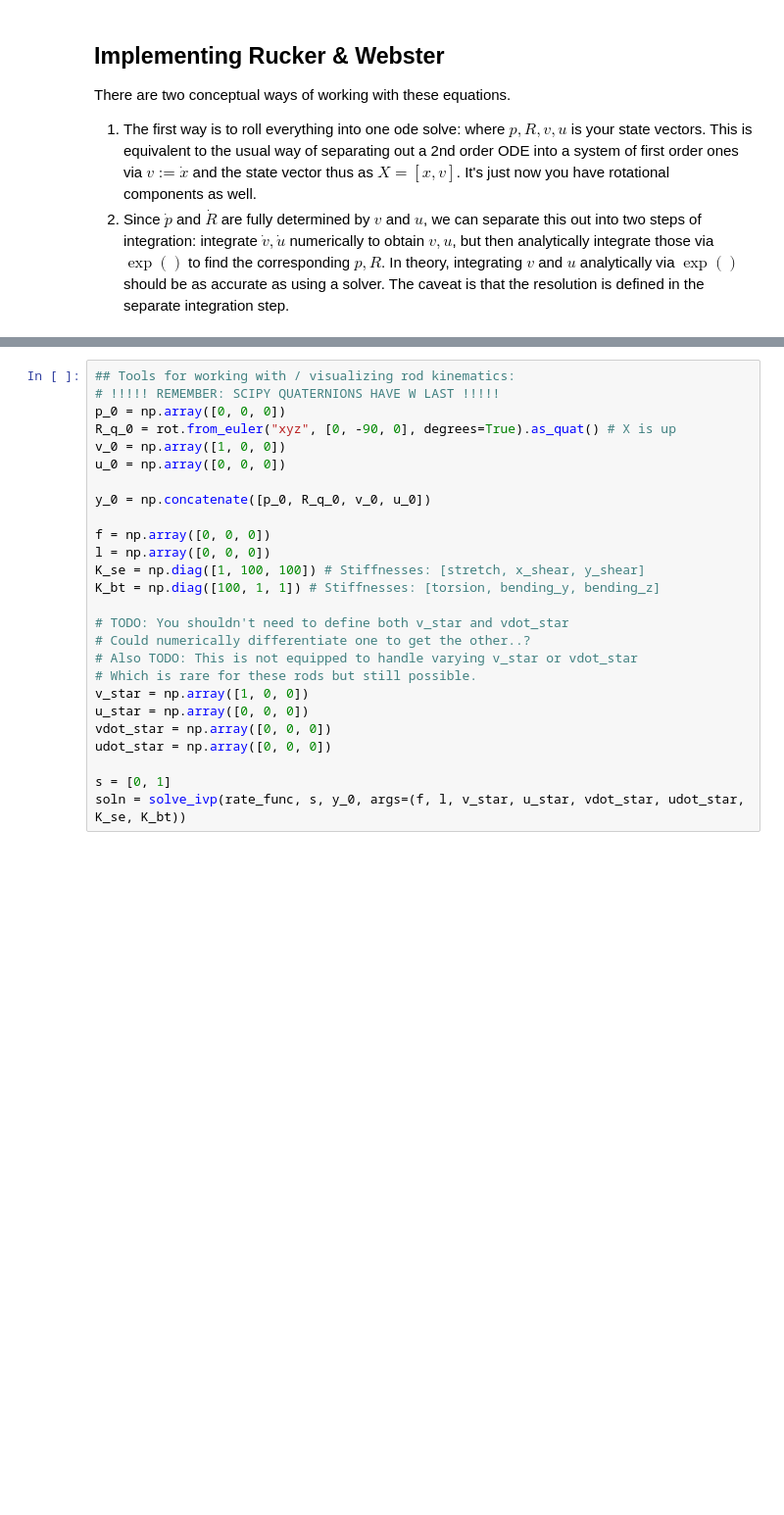
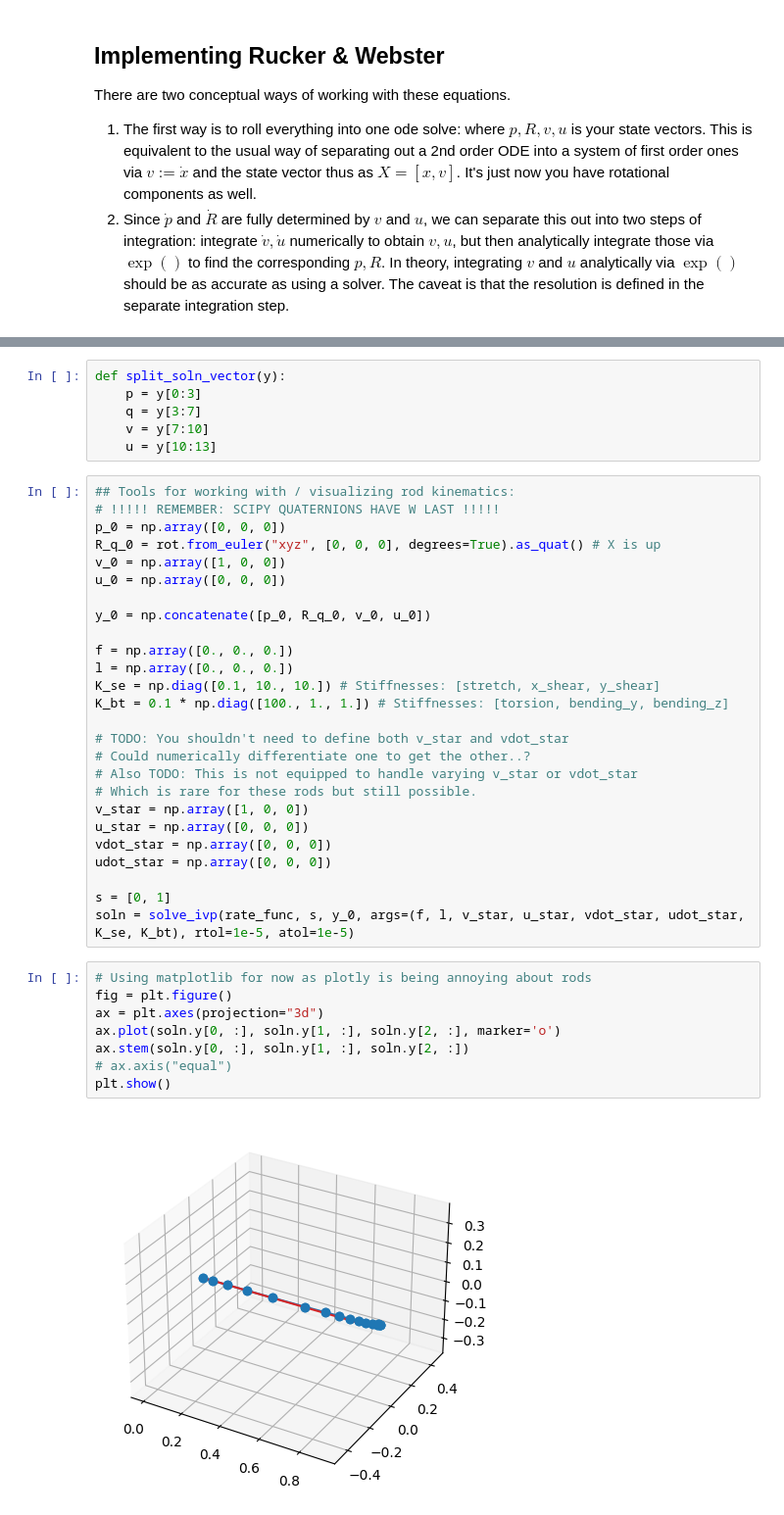
Before and after one commit to olincollege/scicomp-p4-cosseart, a Jupyter notebook: cosserat_explorations.ipynb, the cells around one changed output, grey strips where cells are left out. Shown at 98% size. Cells and saved outputs as stored; diff of their text form; blank space fills up the shorter version.

```diff
--- a/cosserat_explorations.ipynb
+++ b/cosserat_explorations.ipynb
@@ -80,20 +98,26 @@ def rate_func(t, y, f, l, v_star, u_star, vdot_star, udot_star, K_se, K_bt):
     dy = np.concatenate([pdot, R_qdot, vdot, udot])
 
     return dy
+# %%
+def split_soln_vector(y):
+    p = y[0:3]
+    q = y[3:7]
+    v = y[7:10]
+    u = y[10:13]
 # %%
 ## Tools for working with / visualizing rod kinematics:
 # !!!!! REMEMBER: SCIPY QUATERNIONS HAVE W LAST !!!!!
 p_0 = np.array([0, 0, 0])
-R_q_0 = rot.from_euler("xyz", [0, -90, 0], degrees=True).as_quat() # X is up
+R_q_0 = rot.from_euler("xyz", [0, 0, 0], degrees=True).as_quat() # X is up
 v_0 = np.array([1, 0, 0])
 u_0 = np.array([0, 0, 0])
 
 y_0 = np.concatenate([p_0, R_q_0, v_0, u_0])
 
-f = np.array([0, 0, 0])
-l = np.array([0, 0, 0])
-K_se = np.diag([1, 100, 100]) # Stiffnesses: [stretch, x_shear, y_shear]
-K_bt = np.diag([100, 1, 1]) # Stiffnesses: [torsion, bending_y, bending_z]
+f = np.array([0., 0., 0.])
+l = np.array([0., 0., 0.])
+K_se = np.diag([0.1, 10., 10.]) # Stiffnesses: [stretch, x_shear, y_shear]
+K_bt = 0.1 * np.diag([100., 1., 1.]) # Stiffnesses: [torsion, bending_y, bending_z]
 
 # TODO: You shouldn't need to define both v_star and vdot_star
 # Could numerically differentiate one to get the other..?
@@ -105,5 +129,15 @@ vdot_star = np.array([0, 0, 0])
 udot_star = np.array([0, 0, 0])
 
 s = [0, 1]
-soln = solve_ivp(rate_func, s, y_0, args=(f, l, v_star, u_star, vdot_star, udot_star, K_se, K_bt))
+soln = solve_ivp(rate_func, s, y_0, args=(f, l, v_star, u_star, vdot_star, udot_star, K_se, K_bt), rtol=1e-5, atol=1e-5)
+# %%
+# Using matplotlib for now as plotly is being annoying about rods
+fig = plt.figure()
+ax = plt.axes(projection="3d")
+ax.plot(soln.y[0, :], soln.y[1, :], soln.y[2, :], marker='o')
+ax.stem(soln.y[0, :], soln.y[1, :], soln.y[2, :])
+# ax.axis("equal")
+plt.show()
+# %% [output]
+[figure, added]
 # %%
```
Also changed, not shown: parts of 7 cells of this notebook.
